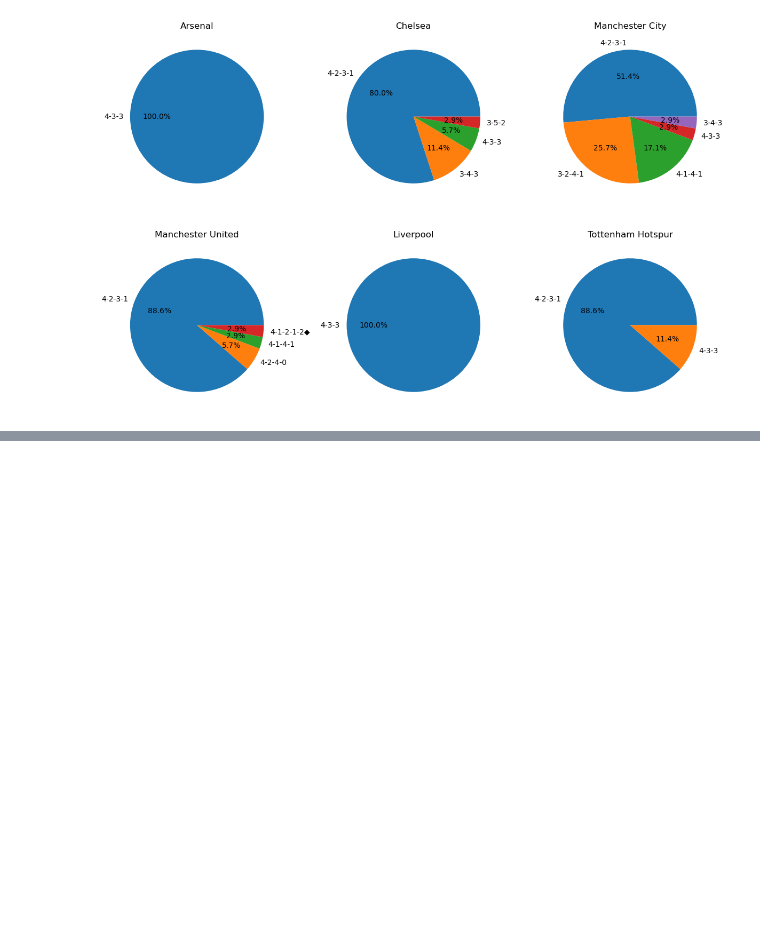
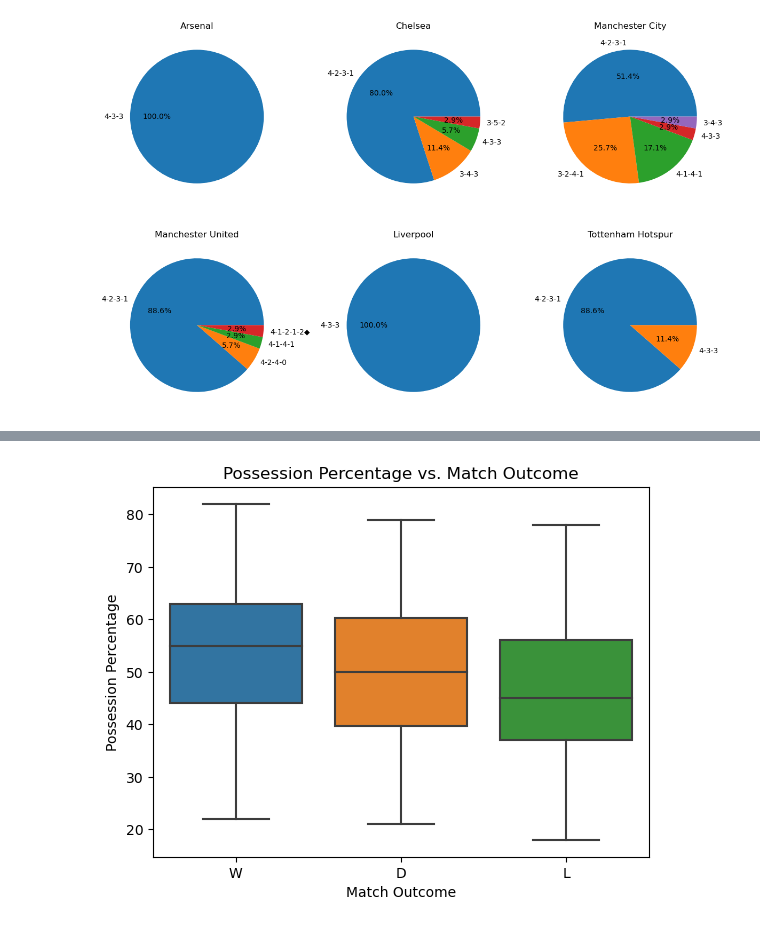
Before and after one commit to emanon19/Football-Prediction, a Jupyter notebook: Data Visualizing.ipynb, the cells around one changed output, grey strips where cells are left out. Cells and saved outputs as stored; diff of their text form; code cells hidden in the pictures; blank space fills up the shorter version.

Commit message:
update visual 4.2.6 - 4.2.9

```diff
--- a/Data Visualizing.ipynb
+++ b/Data Visualizing.ipynb
@@ -171,0 +189,9 @@ plt.show()
+# %%
+#How does possession percentage correlate with match outcome?
+sns.boxplot(x='result', y='poss', data=matches)
+plt.title('Possession Percentage vs. Match Outcome')
+plt.xlabel('Match Outcome')
+plt.ylabel('Possession Percentage')
+plt.show()
+# %% [output]
+[figure, added]
```
Also changed, not shown: parts of 9 cells of this notebook.
